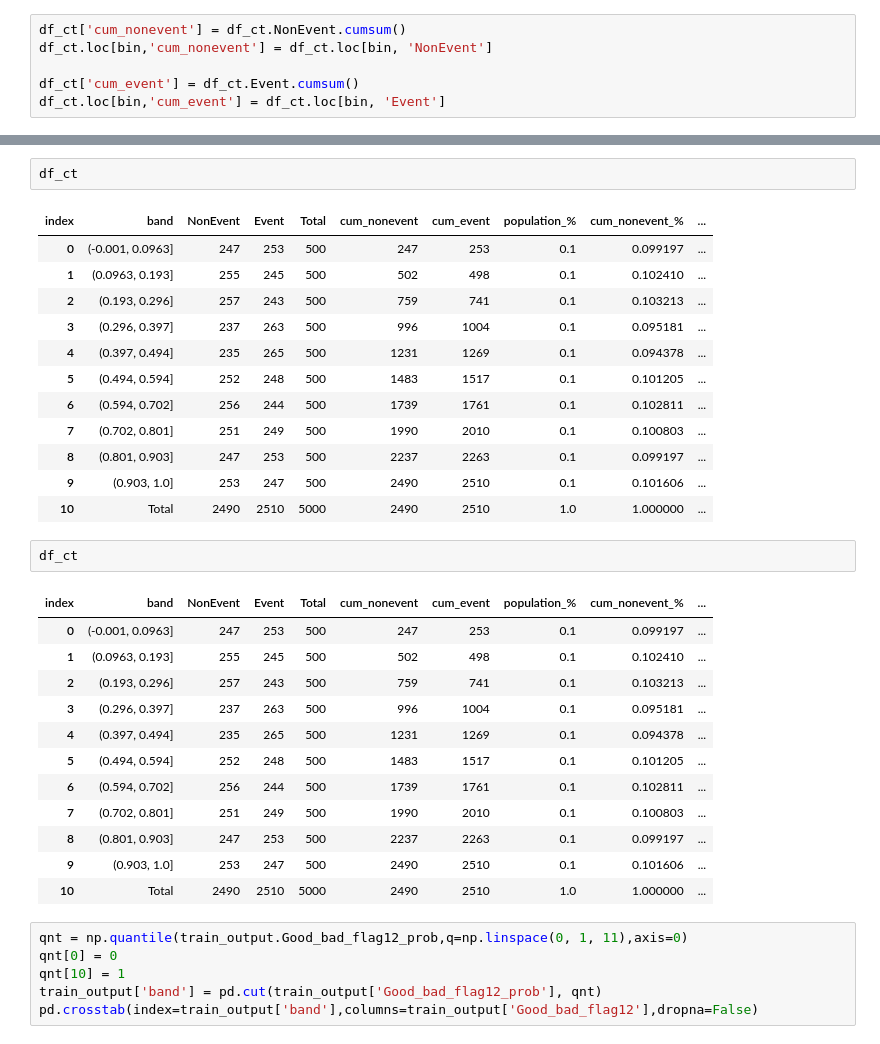
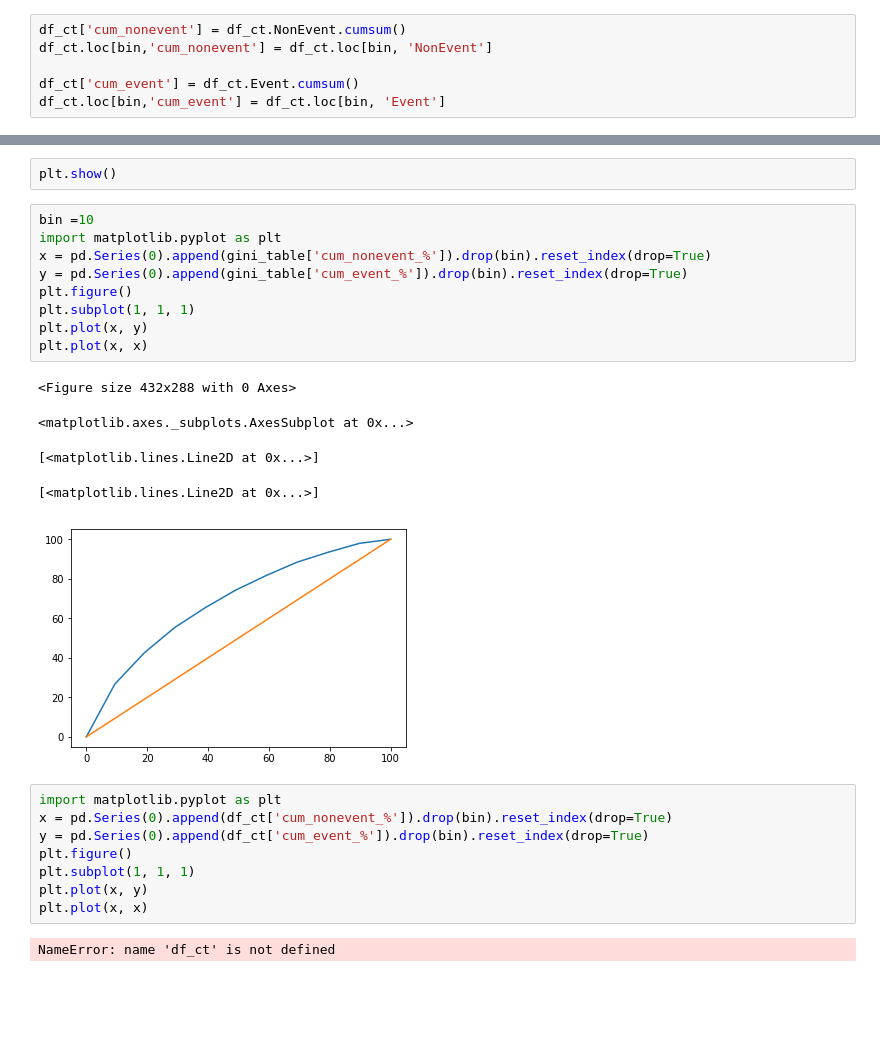
Before and after one commit to Vishnu1183/Utilities-, a Jupyter notebook: gini_fn.ipynb, the cells around one changed output, grey strips where cells are left out. Saved outputs shown, nothing was run; the diff lists cells and outputs as text; blank space fills up the shorter version.

```diff
--- a/gini_fn.ipynb
+++ b/gini_fn.ipynb
@@ -126,36 +179,27 @@ for i in range(bin):
-# %%
-df_ct
-# %% [output]
-| index | band | NonEvent | Event | Total | cum_nonevent | cum_event | population_% | cum_nonevent_% | ... |
-| 0 | (-0.001, 0.0963] | 247 | 253 | 500 | 247 | 253 | 0.1 | 0.099197 | ... |
-| 1 | (0.0963, 0.193] | 255 | 245 | 500 | 502 | 498 | 0.1 | 0.102410 | ... |
-| 2 | (0.193, 0.296] | 257 | 243 | 500 | 759 | 741 | 0.1 | 0.103213 | ... |
-| 3 | (0.296, 0.397] | 237 | 263 | 500 | 996 | 1004 | 0.1 | 0.095181 | ... |
-| 4 | (0.397, 0.494] | 235 | 265 | 500 | 1231 | 1269 | 0.1 | 0.094378 | ... |
-| 5 | (0.494, 0.594] | 252 | 248 | 500 | 1483 | 1517 | 0.1 | 0.101205 | ... |
-| 6 | (0.594, 0.702] | 256 | 244 | 500 | 1739 | 1761 | 0.1 | 0.102811 | ... |
-| 7 | (0.702, 0.801] | 251 | 249 | 500 | 1990 | 2010 | 0.1 | 0.100803 | ... |
-| 8 | (0.801, 0.903] | 247 | 253 | 500 | 2237 | 2263 | 0.1 | 0.099197 | ... |
-| 9 | (0.903, 1.0] | 253 | 247 | 500 | 2490 | 2510 | 0.1 | 0.101606 | ... |
-| 10 | Total | 2490 | 2510 | 5000 | 2490 | 2510 | 1.0 | 1.000000 | ... |
-# %%
-df_ct
-# %% [output]
-| index | band | NonEvent | Event | Total | cum_nonevent | cum_event | population_% | cum_nonevent_% | ... |
-| 0 | (-0.001, 0.0963] | 247 | 253 | 500 | 247 | 253 | 0.1 | 0.099197 | ... |
-| 1 | (0.0963, 0.193] | 255 | 245 | 500 | 502 | 498 | 0.1 | 0.102410 | ... |
-| 2 | (0.193, 0.296] | 257 | 243 | 500 | 759 | 741 | 0.1 | 0.103213 | ... |
-| 3 | (0.296, 0.397] | 237 | 263 | 500 | 996 | 1004 | 0.1 | 0.095181 | ... |
-| 4 | (0.397, 0.494] | 235 | 265 | 500 | 1231 | 1269 | 0.1 | 0.094378 | ... |
-| 5 | (0.494, 0.594] | 252 | 248 | 500 | 1483 | 1517 | 0.1 | 0.101205 | ... |
-| 6 | (0.594, 0.702] | 256 | 244 | 500 | 1739 | 1761 | 0.1 | 0.102811 | ... |
-| 7 | (0.702, 0.801] | 251 | 249 | 500 | 1990 | 2010 | 0.1 | 0.100803 | ... |
-| 8 | (0.801, 0.903] | 247 | 253 | 500 | 2237 | 2263 | 0.1 | 0.099197 | ... |
-| 9 | (0.903, 1.0] | 253 | 247 | 500 | 2490 | 2510 | 0.1 | 0.101606 | ... |
-| 10 | Total | 2490 | 2510 | 5000 | 2490 | 2510 | 1.0 | 1.000000 | ... |
-# %%
-qnt = np.quantile(train_output.Good_bad_flag12_prob,q=np.linspace(0, 1, 11),axis=0)
-qnt[0] = 0
-qnt[10] = 1
-train_output['band'] = pd.cut(train_output['Good_bad_flag12_prob'], qnt)
-pd.crosstab(index=train_output['band'],columns=train_output['Good_bad_flag12'],dropna=False)
+# %%
+plt.show()
+# %%
+bin =10
+import matplotlib.pyplot as plt
+x = pd.Series(0).append(gini_table['cum_nonevent_%']).drop(bin).reset_index(drop=True)
+y = pd.Series(0).append(gini_table['cum_event_%']).drop(bin).reset_index(drop=True)
+plt.figure()
+plt.subplot(1, 1, 1)
+plt.plot(x, y)
+plt.plot(x, x)
+# %% [output]
+<Figure size 432x288 with 0 Axes>
+<matplotlib.axes._subplots.AxesSubplot at 0x...>
+[<matplotlib.lines.Line2D at 0x...>]
+[<matplotlib.lines.Line2D at 0x...>]
+[figure, added]
+# %%
+import matplotlib.pyplot as plt
+x = pd.Series(0).append(df_ct['cum_nonevent_%']).drop(bin).reset_index(drop=True)
+y = pd.Series(0).append(df_ct['cum_event_%']).drop(bin).reset_index(drop=True)
+plt.figure()
+plt.subplot(1, 1, 1)
+plt.plot(x, y)
+plt.plot(x, x)
+# %% [output]
+NameError: name 'df_ct' is not defined
```
Also changed, not shown: parts of 31 cells of this notebook.
